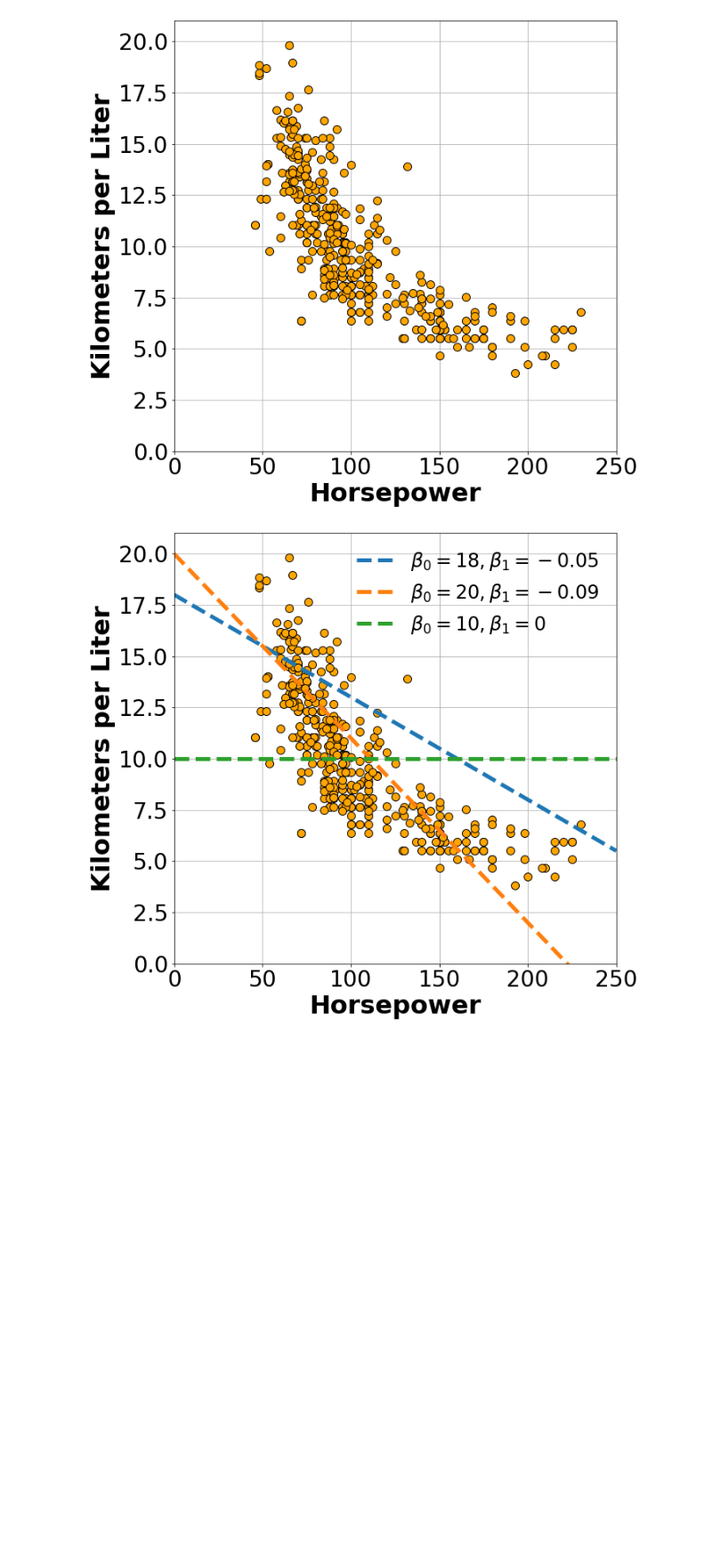
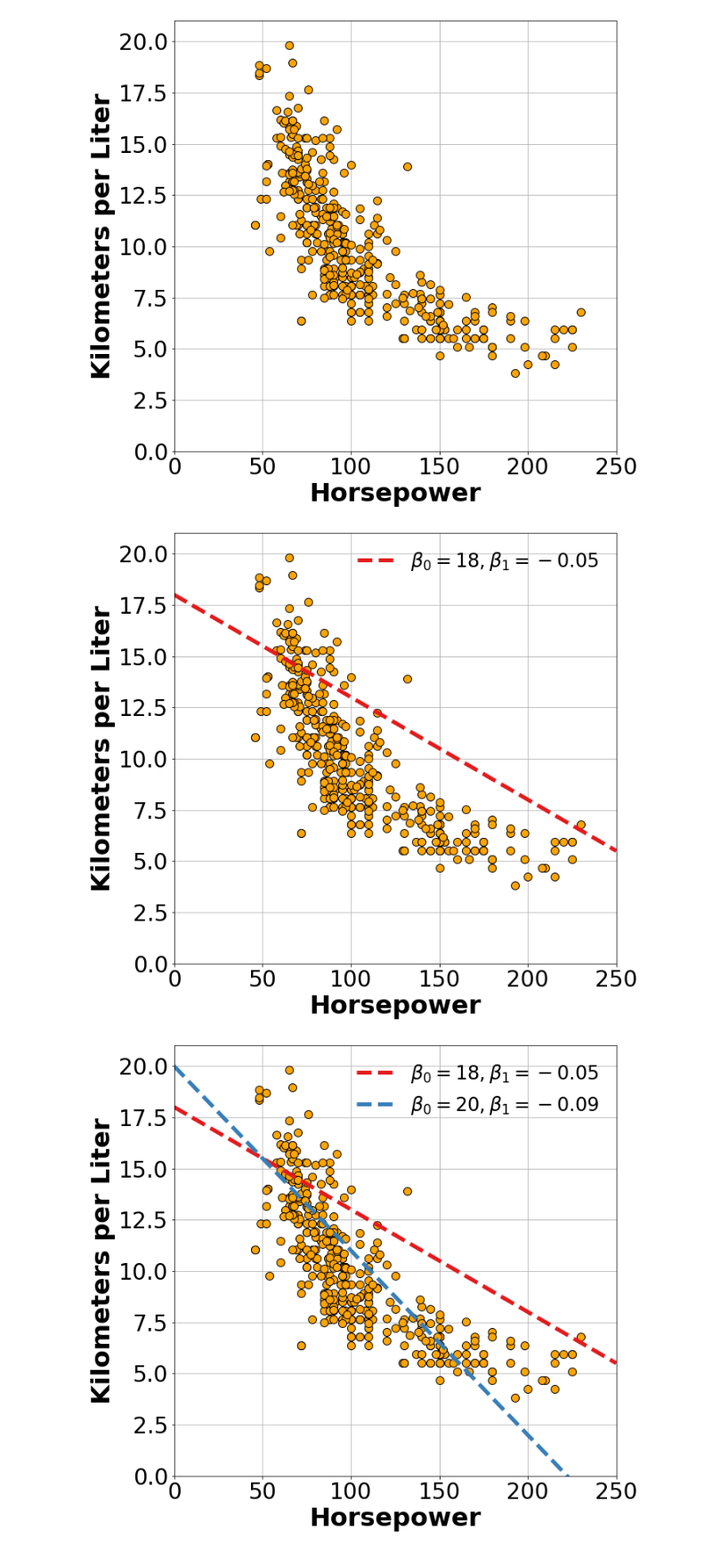
Before and after one commit to KISRDevelopment/client-side-ml, a Jupyter notebook: nn-demo/demo.ipynb, the cells around one changed output. Shown: that part at 89% size. Cells and saved outputs as stored; diff of their text form; code cells hidden in the pictures; blank space fills up the shorter version.

```diff
--- a/nn-demo/demo.ipynb
+++ b/nn-demo/demo.ipynb
@@ -11,6 +12,7 @@ df = pd.DataFrame(cars)
 KM_PER_LITER_PER_MILES_PER_GALLON = 0.425144
 
 df['kpl'] = df['Miles_per_Gallon'] * KM_PER_LITER_PER_MILES_PER_GALLON
+df = df[~np.isnan(df['kpl']) & ~np.isnan(df['Horsepower'])]
 # %%
 f, ax = plt.subplots(1, 1, figsize=(10, 10))
 ax.plot(df['Horsepower'], df['kpl'], marker='o', linestyle='', markersize=10, color='orange', markeredgecolor='black')
@@ -27,28 +29,35 @@ plt.savefig('../tmp/cars_data.png', bbox_inches='tight')
 # %%
 hp = np.linspace(0, 250)
 lines = [
     18 - 0.05*hp,
     20 - 0.09*hp,
     10 + 0.0000*hp
 ]
 labels = [
     (r'$\beta_0 = 18, \beta_1=-0.05$'),
     (r'$\beta_0 = 20, \beta_1=-0.09$'),
     (r'$\beta_0 = 10, \beta_1=0$'),
 ]
+colors = [
+    ''
+]
 
-f, ax = plt.subplots(1, 1, figsize=(10, 10))
-ax.plot(df['Horsepower'], df['kpl'], marker='o', linestyle='', markersize=10, color='orange', markeredgecolor='black')
-for line, label in zip(lines, labels):
-    ax.plot(hp, line, linewidth=5, linestyle='--', label=label)
-ax.legend(fontsize=24, frameon=False)
-ax.tick_params(axis='x', labelsize=28)
-ax.tick_params(axis='y', labelsize=28)
-ax.set_ylabel('Kilometers per Liter', fontsize=32, fontweight='bold')
-ax.set_xlabel('Horsepower', fontsize=32, fontweight='bold')
-ax.grid('both')
-ax.set_ylim([0, 21])
-ax.set_xlim([0, 250])
-plt.savefig('../tmp/cars_data.png', bbox_inches='tight')
+
+plt.rcParams['axes.prop_cycle'] = cycler(color=plt.cm.Set1.colors)
+for n_lines in [1,2,3]:
+    f, ax = plt.subplots(1, 1, figsize=(10, 10))
+    ax.plot(df['Horsepower'], df['kpl'], marker='o', linestyle='', markersize=10, color='orange', markeredgecolor='black')
+    for line, label in zip(lines[:n_lines], labels[:n_lines]):
+        ax.plot(hp, line, linewidth=5, linestyle='--', label=label)
+    ax.legend(fontsize=24, frameon=False)
+    ax.tick_params(axis='x', labelsize=28)
+    ax.tick_params(axis='y', labelsize=28)
+    ax.set_ylabel('Kilometers per Liter', fontsize=32, fontweight='bold')
+    ax.set_xlabel('Horsepower', fontsize=32, fontweight='bold')
+    ax.grid('both')
+    ax.set_ylim([0, 21])
+    ax.set_xlim([0, 250])
+    plt.savefig('../tmp/cars_data_lines%d.png' % n_lines, bbox_inches='tight')
 # %% [output]
-[figure, old version]
+[figure, new version]
+[figure, added]
```
Also changed, not shown: parts of 3 cells of this notebook, 1 other file.
